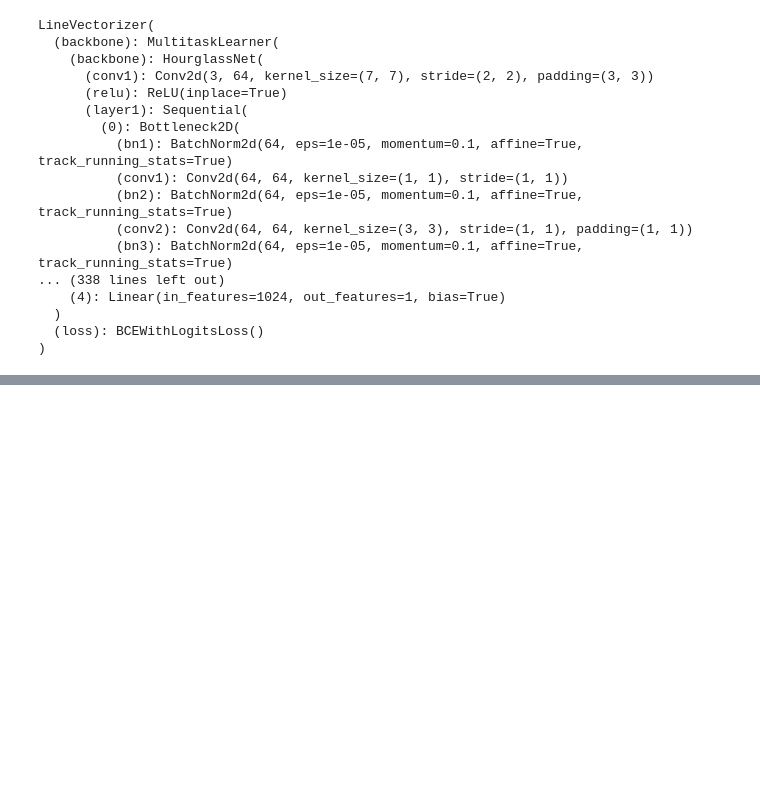
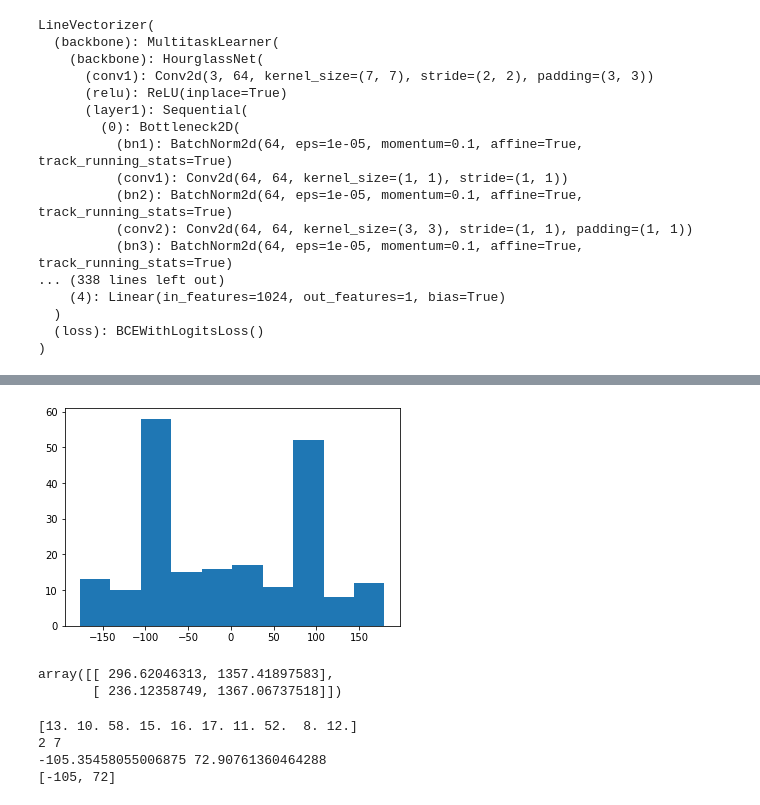
Before and after one commit to basemprince/court_detection, a Jupyter notebook: demo.ipynb, the cells around one changed output, grey strips where cells are left out. Saved outputs shown, nothing was run; the diff lists cells and outputs as text; code cells hidden in the pictures; blank space fills up the shorter version.

```diff
--- a/demo.ipynb
+++ b/demo.ipynb
@@ -227,0 +258,42 @@ plt.close()
+# %%
+line_w_thetas = []
+thetas=[]
+for line in nlines:
+    if line[0][1]<line[1][1]:
+        dy = line[0][1]-line[1][1]
+        dx = line[0][0]-line[1][0]
+    else:
+        dy = line[1][1]-line[0][1]
+        dx = line[1][0]-line[0][0]
+
+    theta = math.atan2(dy,dx)
+    theta *= 180/math.pi
+    line_w_thetas.append([line,theta])
+    thetas.append(theta)
+    # print (theta)
+thetas.sort()
+# print(thetas)
+# np.gradient(thetas)
+result = plt.hist(thetas)
+# %% [output]
+[figure, added]
+# %%
+line_w_thetas[0][0]
+# %% [output]
+array([[ 296.62046313, 1357.41897583],
+       [ 236.12358749, 1367.06737518]])
+# %%
+res = np.copy(result[0])
+print(res)
+ind1=np.argmax(res)
+res[ind1] =0
+ind2 = np.argmax(res)
+print(ind1,ind2)
+print(result[1][ind1],result[1][ind2])
+filter_th = [int(result[1][ind1]),int(result[1][ind2])]
+print(filter_th)
+# %% [output]
+[13. 10. 58. 15. 16. 17. 11. 52.  8. 12.]
+2 7
+-105.35458055006875 72.90761360464288
+[-105, 72]
```
Also changed, not shown: parts of 25 cells of this notebook, 4 other files.
